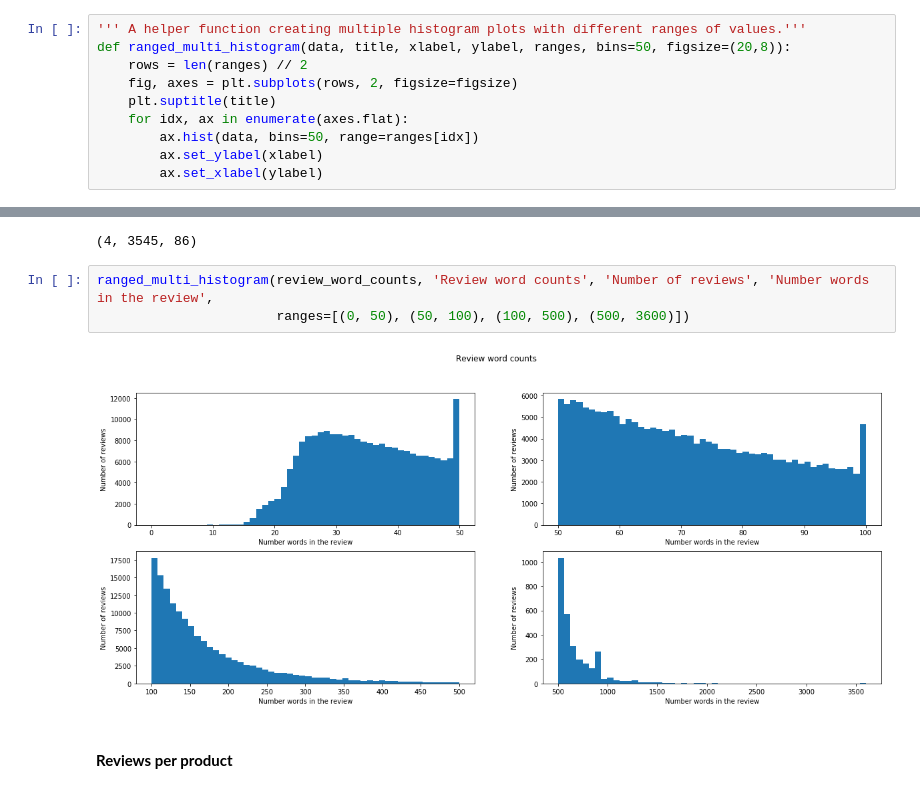
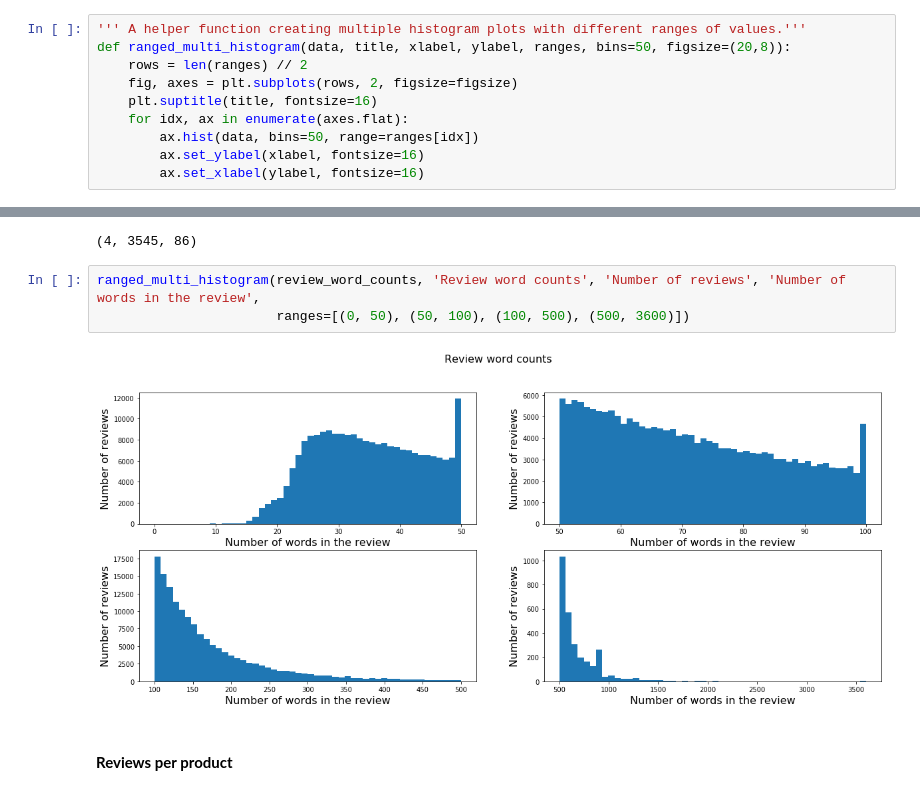
Before and after one commit to ddrevicky/amazon-fine-foods, a Jupyter notebook: analysis.ipynb, the cells around one changed output, grey strips where cells are left out. Cells and saved outputs as stored; diff of their text form.

Commit message:
Plot figure font size increase.

```diff
--- a/analysis.ipynb
+++ b/analysis.ipynb
@@ -143,11 +143,11 @@ df.head()
 def ranged_multi_histogram(data, title, xlabel, ylabel, ranges, bins=50, figsize=(20,8)):
     rows = len(ranges) // 2
     fig, axes = plt.subplots(rows, 2, figsize=figsize)
-    plt.suptitle(title)
+    plt.suptitle(title, fontsize=16)
     for idx, ax in enumerate(axes.flat):
         ax.hist(data, bins=50, range=ranges[idx])
-        ax.set_ylabel(xlabel)
-        ax.set_xlabel(ylabel)
+        ax.set_ylabel(xlabel, fontsize=16)
+        ax.set_xlabel(ylabel, fontsize=16)
 # %% [markdown]
 #### **Unique products in the dataset**
 # %%
@@ -179,10 +179,10 @@ review_word_counts.min(), review_word_counts.max(), int(review_word_counts.mean(
 # %% [output]
 (4, 3545, 86)
 # %%
-ranged_multi_histogram(review_word_counts, 'Review word counts', 'Number of reviews', 'Number words in the review',
+ranged_multi_histogram(review_word_counts, 'Review word counts', 'Number of reviews', 'Number of words in the review',
                        ranges=[(0, 50), (50, 100), (100, 500), (500, 3600)])
 # %% [output]
-[figure, old version]
+[figure, new version]
 # %% [markdown]
 #### **Reviews per product**
 # %%
```
Also changed, not shown: parts of 3 cells of this notebook.
